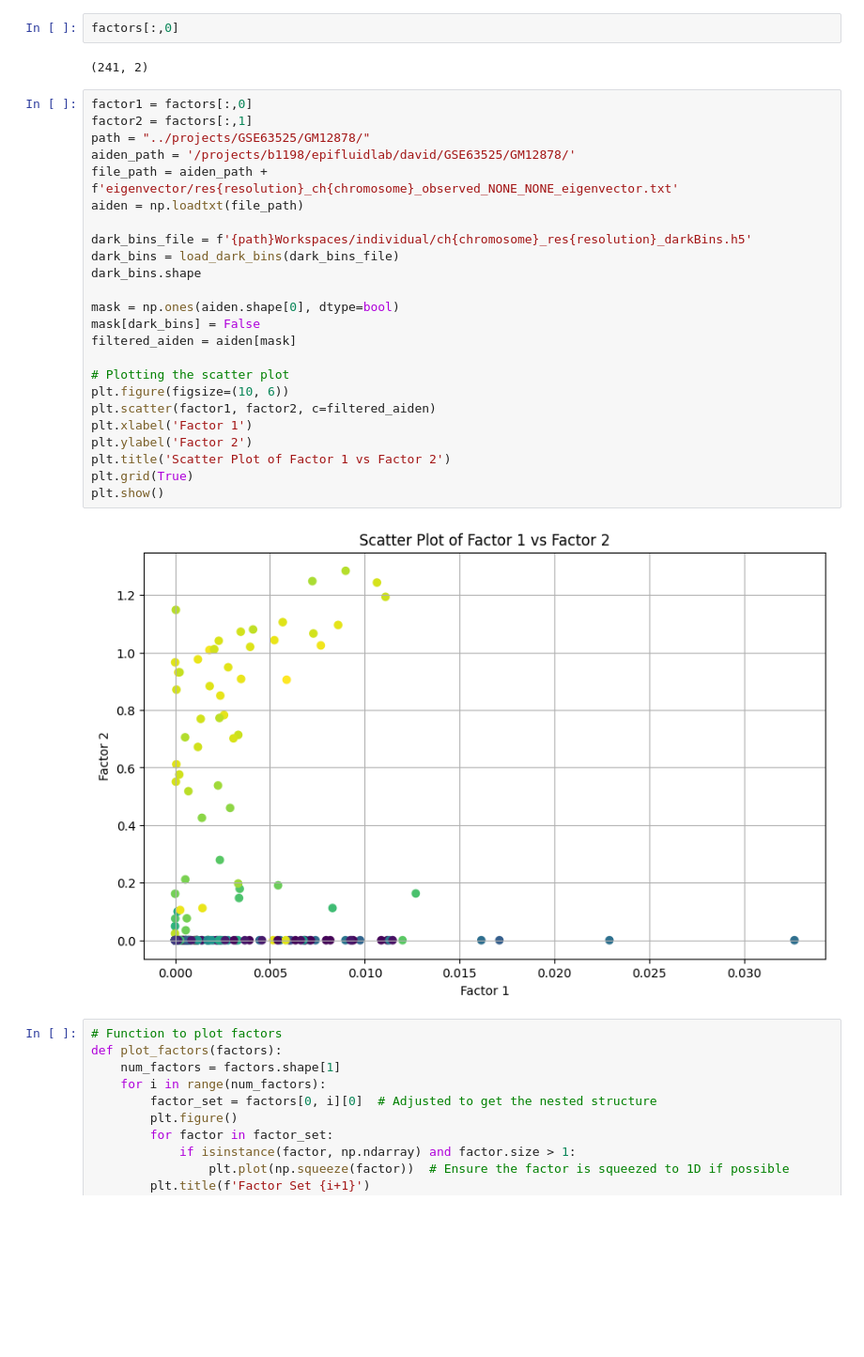
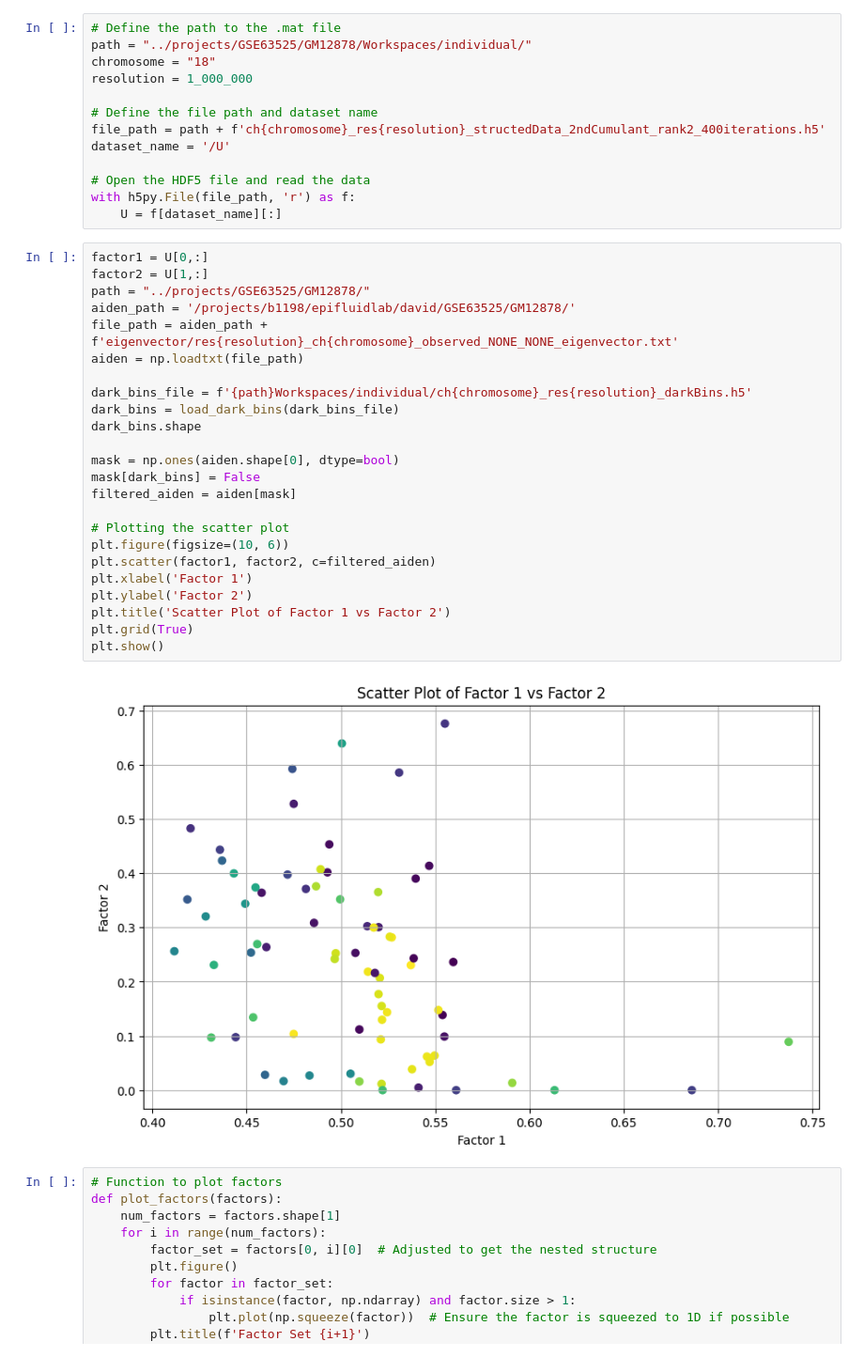
Before and after one commit to DavidWarrenKatz/Hypermatrix, a Jupyter notebook: utilities/check_cumulants.ipynb, the cells around one changed output. Shown at 94% size. Saved outputs shown, nothing was run; the diff lists cells and outputs as text; blank space fills up the shorter version.

```diff
--- a/utilities/check_cumulants.ipynb
+++ b/utilities/check_cumulants.ipynb
@@ -179,33 +121,42 @@ factors = mat_data['U']
-# %%
-factors[:,0]
-# %% [output]
-(241, 2)
+# %%
+# Define the path to the .mat file
+path = "../projects/GSE63525/GM12878/Workspaces/individual/"
+chromosome = "18"
+resolution = 1_000_000
+
+# Define the file path and dataset name
+file_path = path + f'ch{chromosome}_res{resolution}_structedData_2ndCumulant_rank2_400iterations.h5'
+dataset_name = '/U'
+
+# Open the HDF5 file and read the data
+with h5py.File(file_path, 'r') as f:
+    U = f[dataset_name][:]
 # %%
-factor1 = factors[:,0]
-factor2 = factors[:,1]
+factor1 = U[0,:]
+factor2 = U[1,:]
 path = "../projects/GSE63525/GM12878/"
 aiden_path = '/projects/b1198/epifluidlab/david/GSE63525/GM12878/'
 file_path = aiden_path + f'eigenvector/res{resolution}_ch{chromosome}_observed_NONE_NONE_eigenvector.txt'
 aiden = np.loadtxt(file_path)
 
 dark_bins_file = f'{path}Workspaces/individual/ch{chromosome}_res{resolution}_darkBins.h5'
 dark_bins = load_dark_bins(dark_bins_file)
 dark_bins.shape
 
 mask = np.ones(aiden.shape[0], dtype=bool)
 mask[dark_bins] = False
 filtered_aiden = aiden[mask]
 
 # Plotting the scatter plot
 plt.figure(figsize=(10, 6))
 plt.scatter(factor1, factor2, c=filtered_aiden)
 plt.xlabel('Factor 1')
 plt.ylabel('Factor 2')
 plt.title('Scatter Plot of Factor 1 vs Factor 2')
 plt.grid(True)
 plt.show()
 # %% [output]
-[figure, old version]
+[figure, new version]
 # %%
 # Function to plot factors
 def plot_factors(factors):
```
Also changed, not shown: parts of 6 cells of this notebook, 5 other files.
